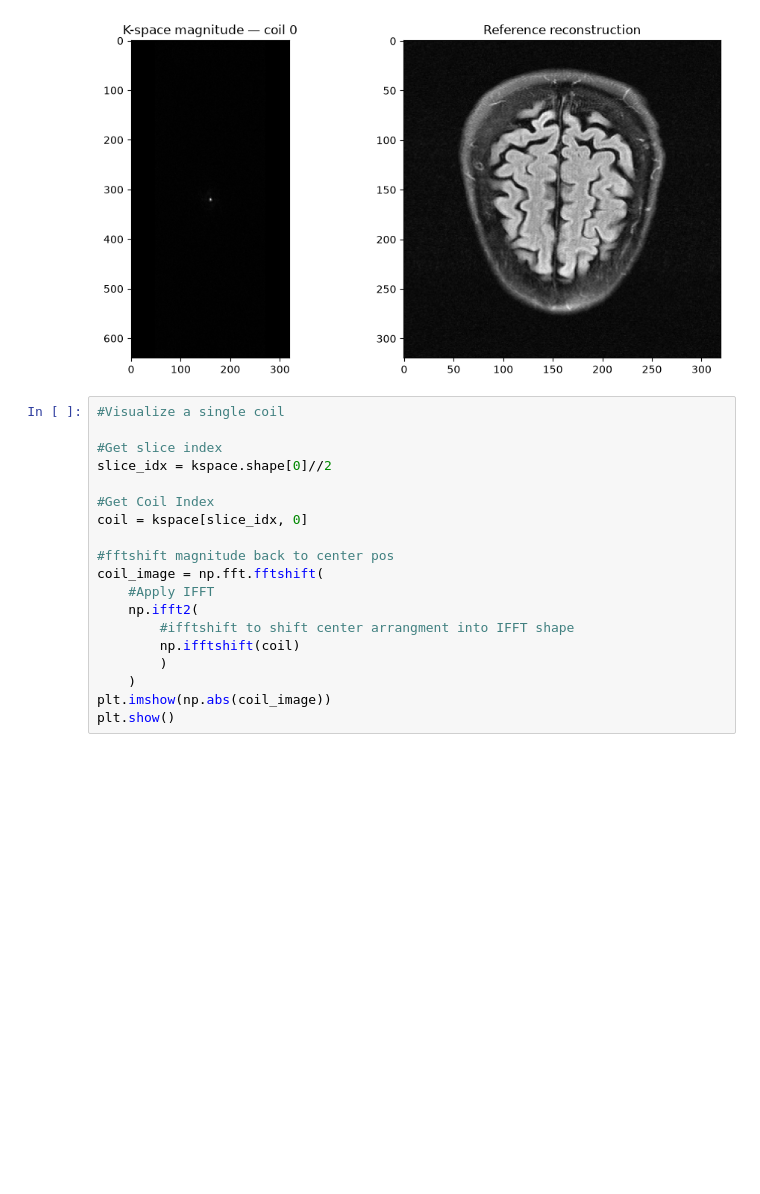
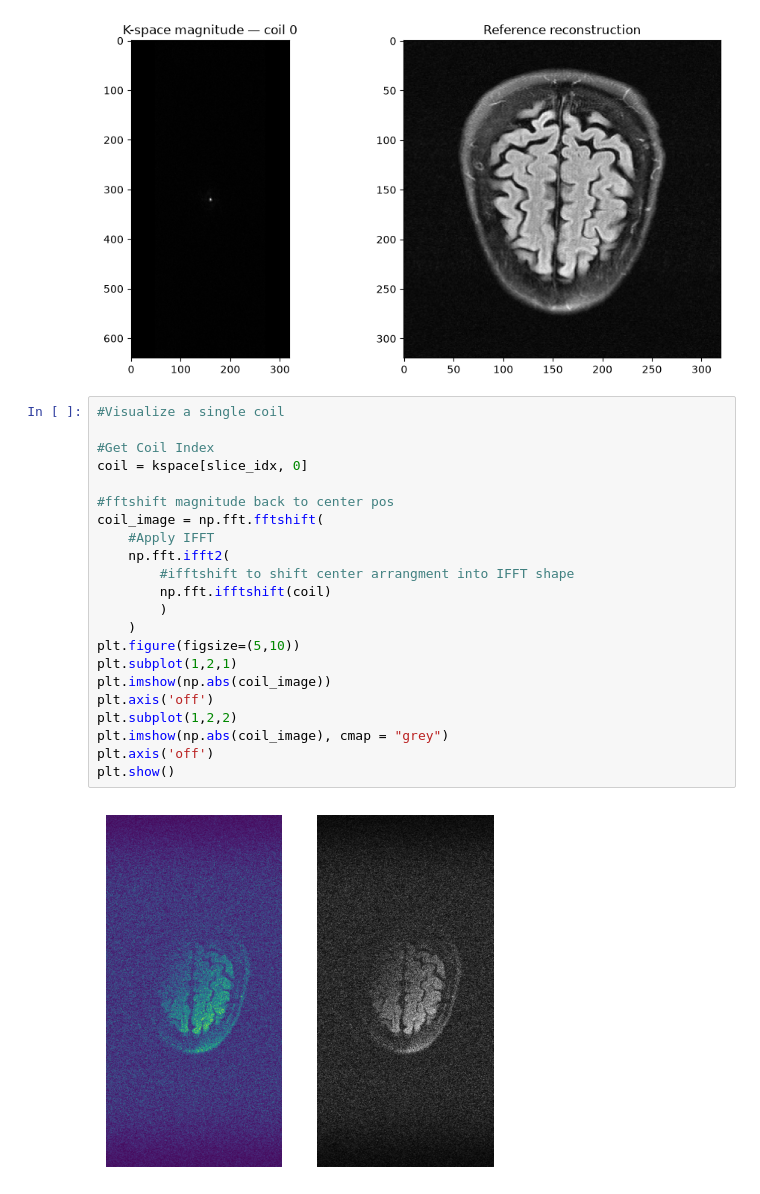
Before and after one commit to kimei01/MRI-Brain-Reconstruction, a Jupyter notebook: notebooks/inspect_dataset.ipynb, the cells around one changed output. Cells and saved outputs as stored; diff of their text form; blank space fills up the shorter version.

Commit message:
inspecting single coil and view files/slices in dataset script

```diff
--- a/notebooks/inspect_dataset.ipynb
+++ b/notebooks/inspect_dataset.ipynb
@@ -49,22 +49,27 @@ Reference shape: (16, 320, 320)
 [figure]
 # %%
 #Visualize a single coil
-
-#Get slice index
-slice_idx = kspace.shape[0]//2
 
 #Get Coil Index
 coil = kspace[slice_idx, 0]
 
 #fftshift magnitude back to center pos
 coil_image = np.fft.fftshift(
     #Apply IFFT
-    np.ifft2(
+    np.fft.ifft2(
         #ifftshift to shift center arrangment into IFFT shape
-        np.ifftshift(coil)
+        np.fft.ifftshift(coil)
         )
     )
+plt.figure(figsize=(5,10))
+plt.subplot(1,2,1)
 plt.imshow(np.abs(coil_image))
+plt.axis('off')
+plt.subplot(1,2,2)
+plt.imshow(np.abs(coil_image), cmap = "grey")
+plt.axis('off')
 plt.show()
+# %% [output]
+[figure, added]
 # %%
 #Compare
```
Also changed, not shown: parts of 1 cell of this notebook, 1 other file.
